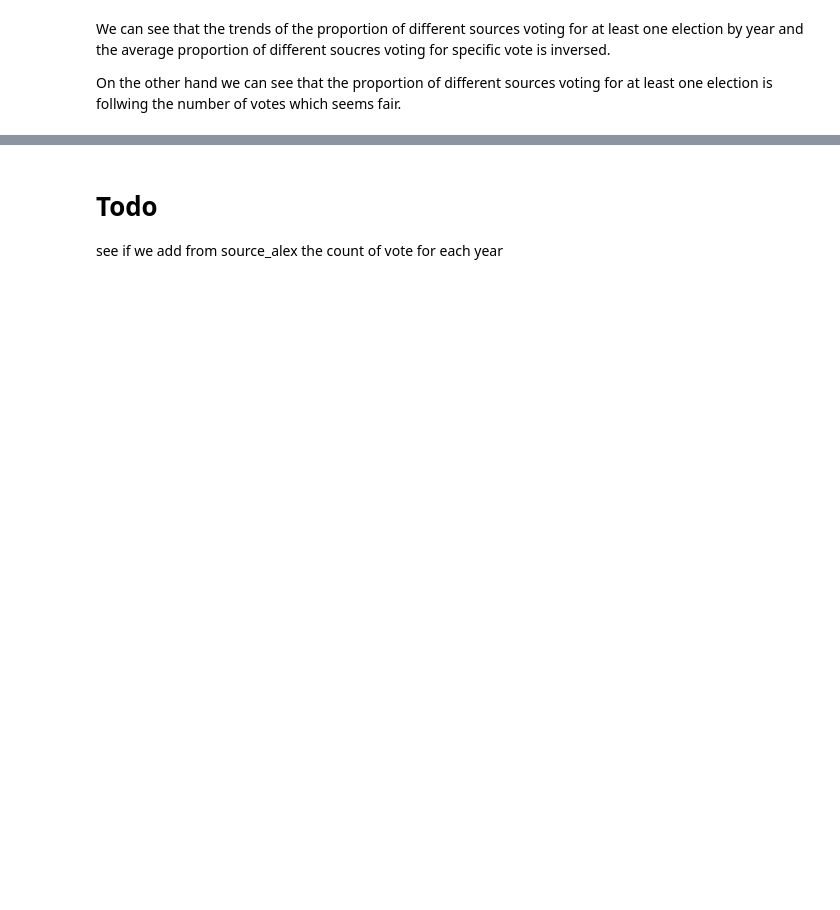
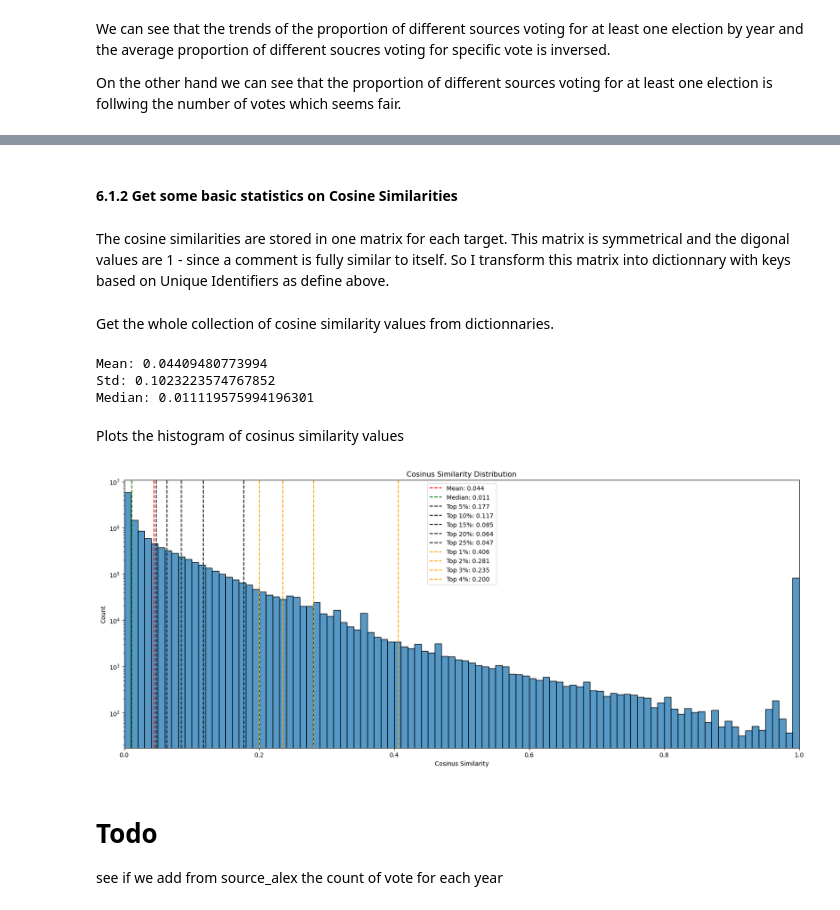
Before and after one commit to epfl-ada/ada-2023-project-abracadabra, a Jupyter notebook: P2_submission.ipynb, the cells around one changed output, grey strips where cells are left out. Drawn from its saved outputs; the diff is of its cells as text; code cells hidden in the pictures; blank space fills up the shorter version.

```diff
--- a/P2_submission.ipynb
+++ b/P2_submission.ipynb
@@ -678,3 +867,63 @@ plt.show()
+# %% [markdown]
+#### 6.1.2 Get some basic statistics on Cosine Similarities
+# %% [markdown]
+The cosine similarities are stored in one matrix for each target. This matrix is symmetrical and the digonal values are 1 - since a comment is fully similar to itself. So I transform this matrix into dictionnary with keys based on Unique Identifiers as define above.
+# %%
+grouped_by_target['cosine_similarity_by_paires'] = grouped_by_target.cosine_similarity.apply(hlp.generate_cossim_pairs)
+# %% [markdown]
+Get the whole collection of cosine similarity values from dictionnaries.
+# %%
+collection_of_values = [value for subdic in grouped_by_target.cosine_similarity_by_paires for value in subdic.values()]
+mean_cov = np.mean(collection_of_values)
+std_cov = np.std(collection_of_values)
+median_cov = np.median(collection_of_values)
+top_5 = np.percentile(collection_of_values, 95)
+top_10 = np.percentile(collection_of_values, 90)
+top_15 = np.percentile(collection_of_values, 85)
+top_20 = np.percentile(collection_of_values, 80)
+top_25 = np.percentile(collection_of_values, 75)
+top_1 = np.percentile(collection_of_values, 99)
+top_2 = np.percentile(collection_of_values, 98)
+top_3 = np.percentile(collection_of_values, 97)
+top_4 = np.percentile(collection_of_values, 96)
+print(f"Mean: {mean_cov}")
+print(f"Std: {std_cov}")
+print(f"Median: {median_cov}")
+# %% [output]
+Mean: 0.04409480773994
+Std: 0.1023223574767852
+Median: 0.011119575994196301
+# %% [markdown]
+Plots the histogram of cosinus similarity values
+# %%
+plt.figure(figsize=(20, 8))
+sns.histplot(collection_of_values, bins=100, kde=False)
+
+plt.yscale('log')
+plt.xlim(0, 1)
+
+plt.axvline(x=mean_cov, color='red', linestyle='--', label=f'Mean: {mean_cov:.3f}')
+plt.axvline(x=median_cov, color='green', linestyle='--', label=f'Median: {median_cov:.3f}')
+
+plt.axvline(x=top_5, color='black', linestyle='--', label=f'Top 5%: {top_5:.3f}')
+plt.axvline(x=top_10, color='black', linestyle='--', label=f'Top 10%: {top_10:.3f}')
+plt.axvline(x=top_15, color='black', linestyle='--', label=f'Top 15%: {top_15:.3f}')
+plt.axvline(x=top_20, color='black', linestyle='--', label=f'Top 20%: {top_20:.3f}')
+plt.axvline(x=top_25, color='black', linestyle='--', label=f'Top 25%: {top_25:.3f}')
+
+plt.axvline(x=top_1, color='orange', linestyle='--', label=f'Top 1%: {top_1:.3f}')
+plt.axvline(x=top_2, color='orange', linestyle='--', label=f'Top 2%: {top_2:.3f}')
+plt.axvline(x=top_3, color='orange', linestyle='--', label=f'Top 3%: {top_3:.3f}')
+plt.axvline(x=top_4, color='orange', linestyle='--', label=f'Top 4%: {top_4:.3f}')
+
+plt.title("Cosinus Similarity Distribution")
+plt.xlabel("Cosinus Similarity")
+plt.ylabel("Count")
+
+plt.legend()
+plt.show()
+# %% [output]
+[figure, added]
 # %% [markdown]
 # Todo
 see if we add from source_alex the count of vote for each year
```
Also changed, not shown: parts of 90 cells of this notebook, 1 other file.
